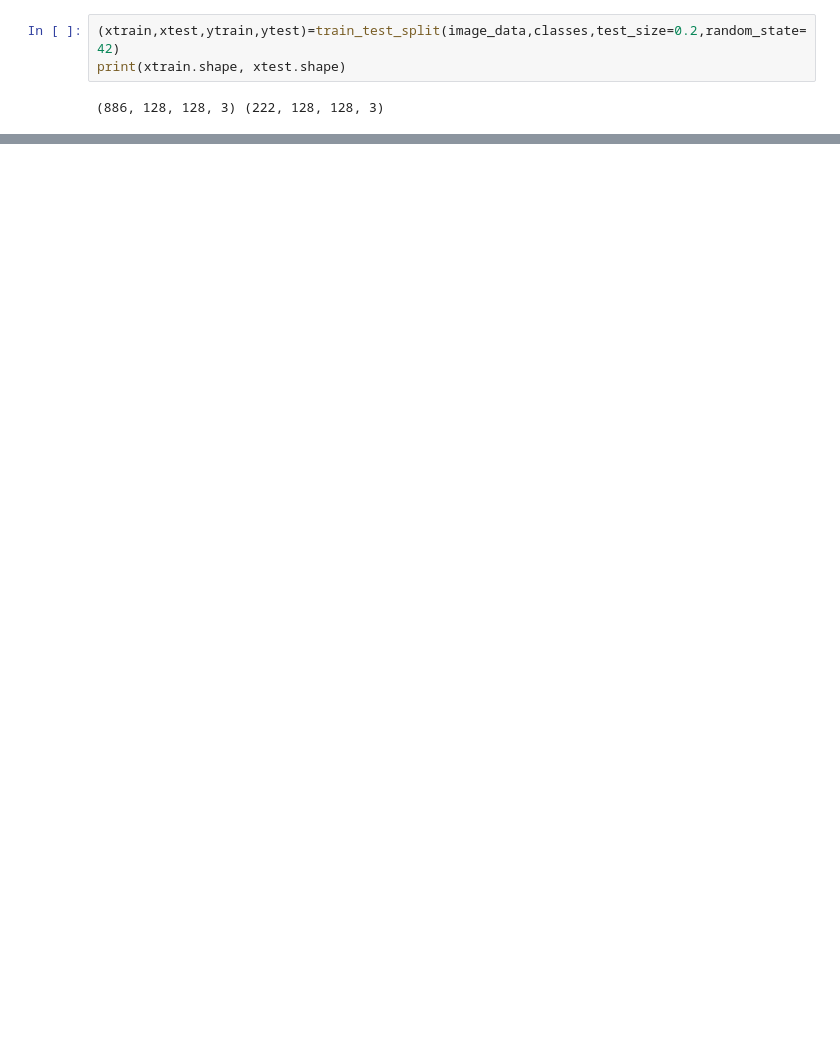
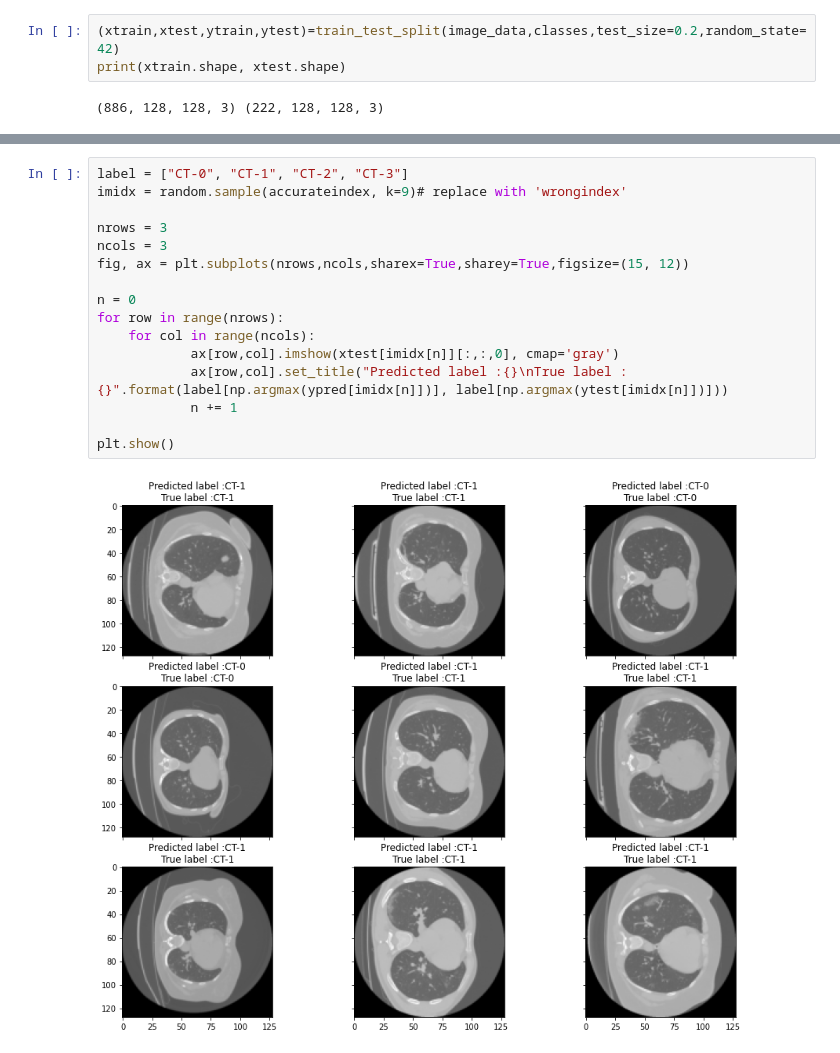
Before and after one commit to ByeonChanHO/COVID-19_Automatic_Diagnosis_System_by_CT, a Jupyter notebook: DenseNet01.ipynb, the cells around one changed output, grey strips where cells are left out. Saved outputs shown, nothing was run; the diff lists cells and outputs as text; blank space fills up the shorter version.

```diff
--- a/DenseNet01.ipynb
+++ b/DenseNet01.ipynb
@@ -234,0 +215,18 @@ Accuracy: 59.009 %
+# %%
+label = ["CT-0", "CT-1", "CT-2", "CT-3"]
+imidx = random.sample(accurateindex, k=9)# replace with 'wrongindex'
+
+nrows = 3
+ncols = 3
+fig, ax = plt.subplots(nrows,ncols,sharex=True,sharey=True,figsize=(15, 12))
+
+n = 0
+for row in range(nrows):
+    for col in range(ncols):
+            ax[row,col].imshow(xtest[imidx[n]][:,:,0], cmap='gray')
+            ax[row,col].set_title("Predicted label :{}\nTrue label :{}".format(label[np.argmax(ypred[imidx[n]])], label[np.argmax(ytest[imidx[n]])]))
+            n += 1
+
+plt.show()
+# %% [output]
+[figure, added]
```
Also changed, not shown: parts of 6 cells of this notebook.
